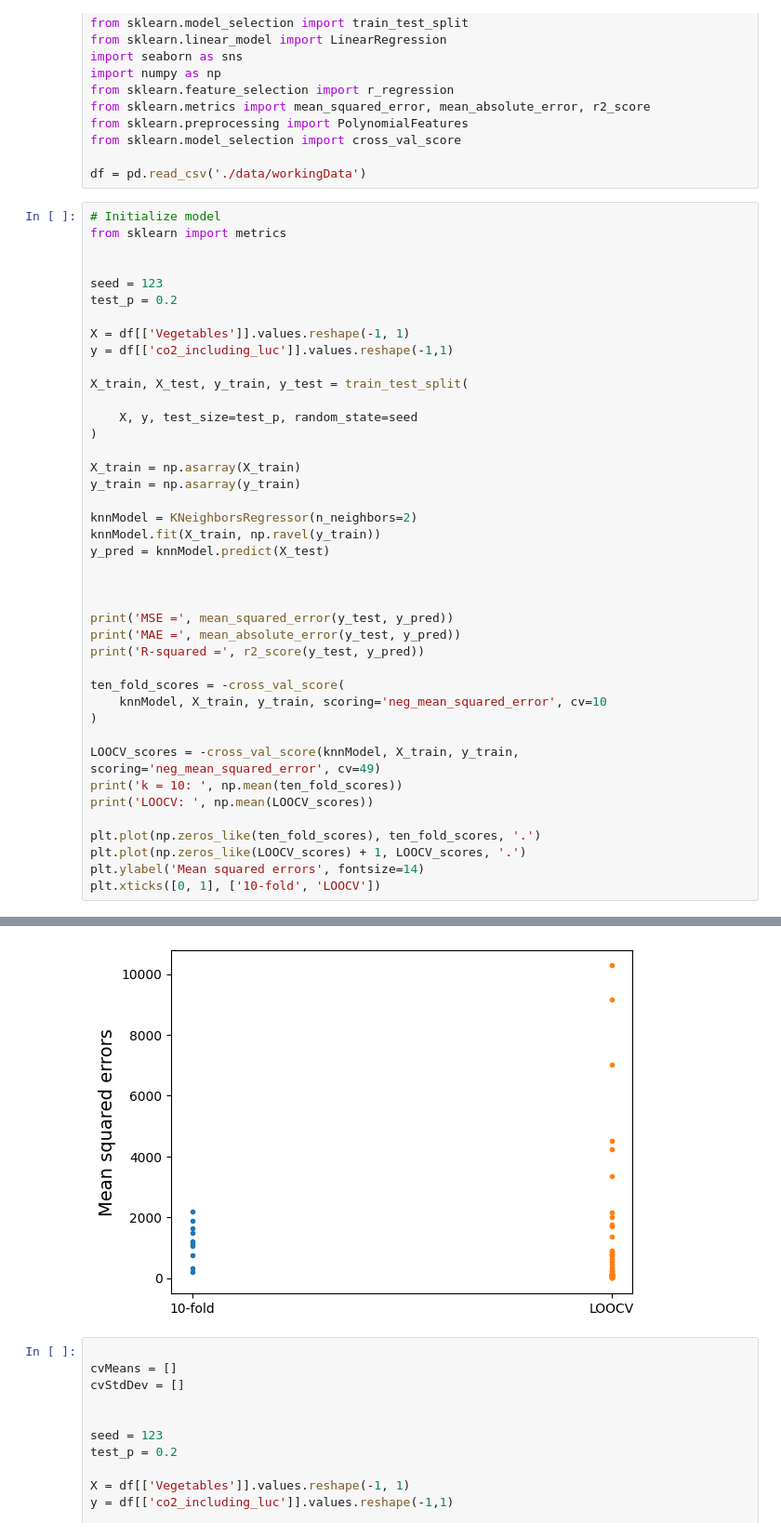
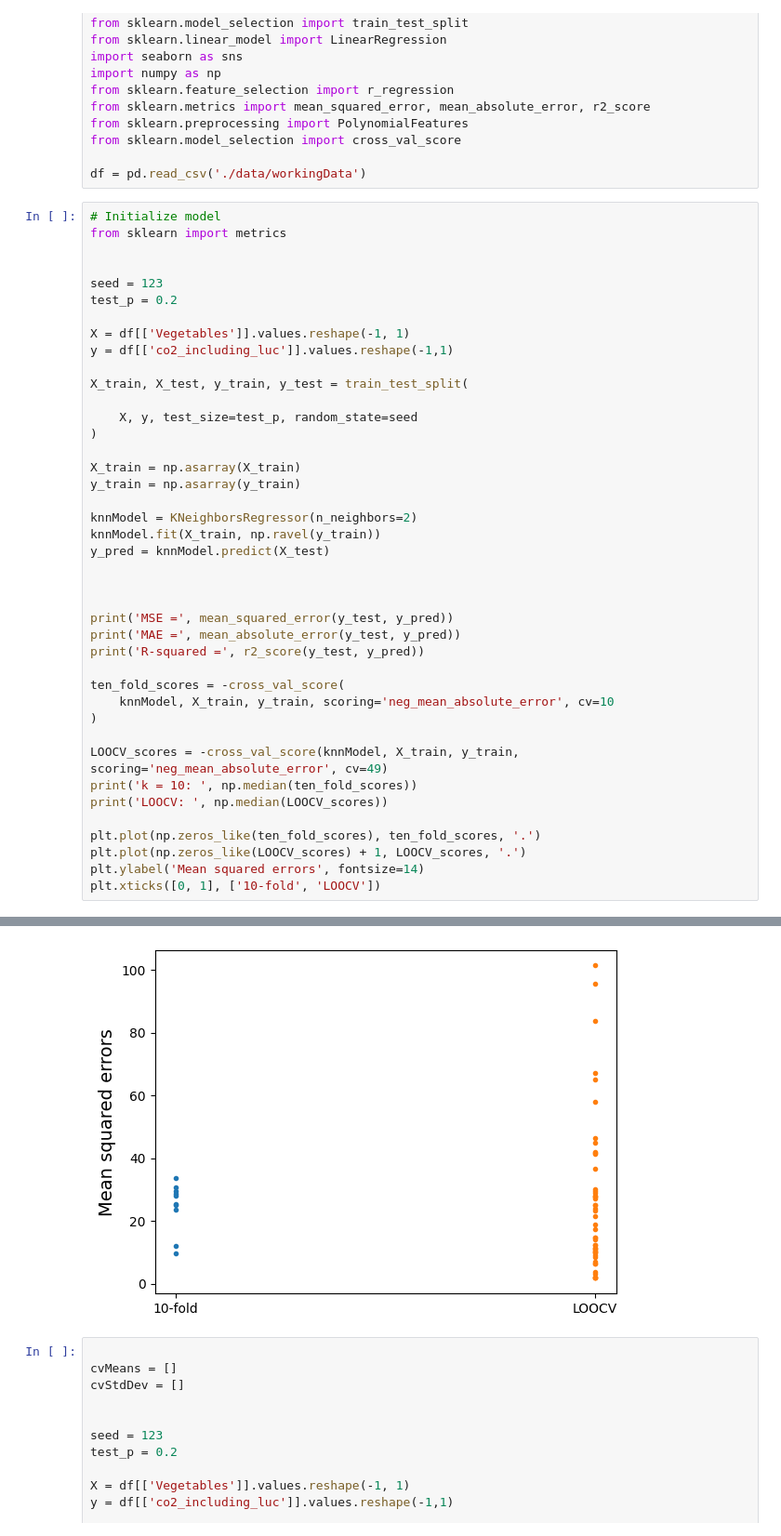
Before and after one commit to nickbar2003/FirstRepo, a Jupyter notebook: cs222/project/KNN.ipynb, the cells around one changed output, grey strips where cells are left out. Shown: that part at 93% size. Drawn from its saved outputs; the diff is of its cells as text.

```diff
--- a/cs222/project/KNN.ipynb
+++ b/cs222/project/KNN.ipynb
@@ -43,12 +43,12 @@ print('MAE =', mean_absolute_error(y_test, y_pred))
 print('R-squared =', r2_score(y_test, y_pred))
 
 ten_fold_scores = -cross_val_score(
-    knnModel, X_train, y_train, scoring='neg_mean_squared_error', cv=10
+    knnModel, X_train, y_train, scoring='neg_mean_absolute_error', cv=10
 )
 
-LOOCV_scores = -cross_val_score(knnModel, X_train, y_train, scoring='neg_mean_squared_error', cv=49)
-print('k = 10: ', np.mean(ten_fold_scores))
-print('LOOCV: ', np.mean(LOOCV_scores))
+LOOCV_scores = -cross_val_score(knnModel, X_train, y_train, scoring='neg_mean_absolute_error', cv=49)
+print('k = 10: ', np.median(ten_fold_scores))
+print('LOOCV: ', np.median(LOOCV_scores))
 
 plt.plot(np.zeros_like(ten_fold_scores), ten_fold_scores, '.')
 plt.plot(np.zeros_like(LOOCV_scores) + 1, LOOCV_scores, '.')
@@ -63,7 +63,7 @@ LOOCV:  1235.096082867347
 ([<matplotlib.axis.XTick at 0x...>,
   <matplotlib.axis.XTick at 0x...>],
  [Text(0, 0, '10-fold'), Text(1, 0, 'LOOCV')])
-[figure, old version]
+[figure, new version]
 # %%
 
 cvMeans = []
```
Also changed, not shown: parts of 1 cell of this notebook, 4 other files.
